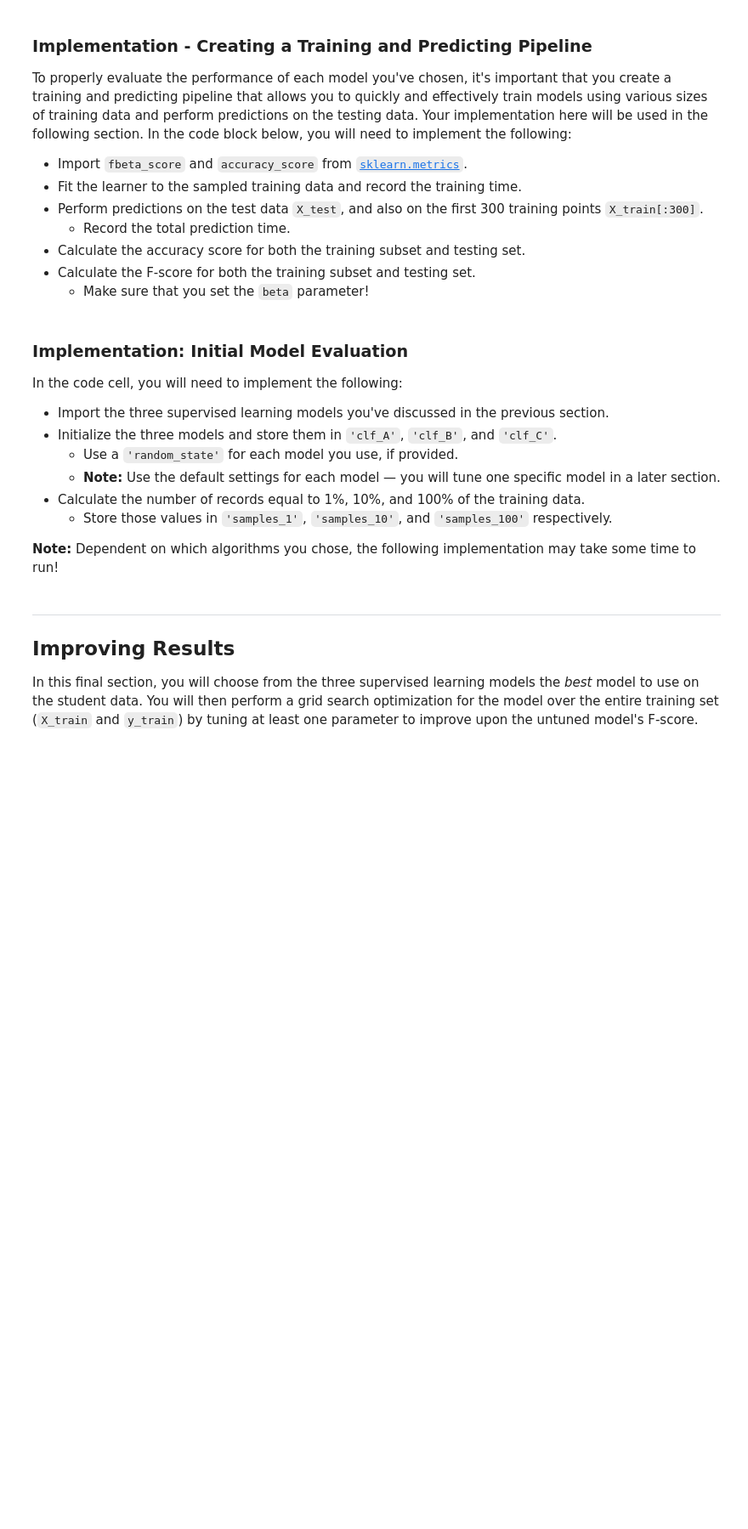
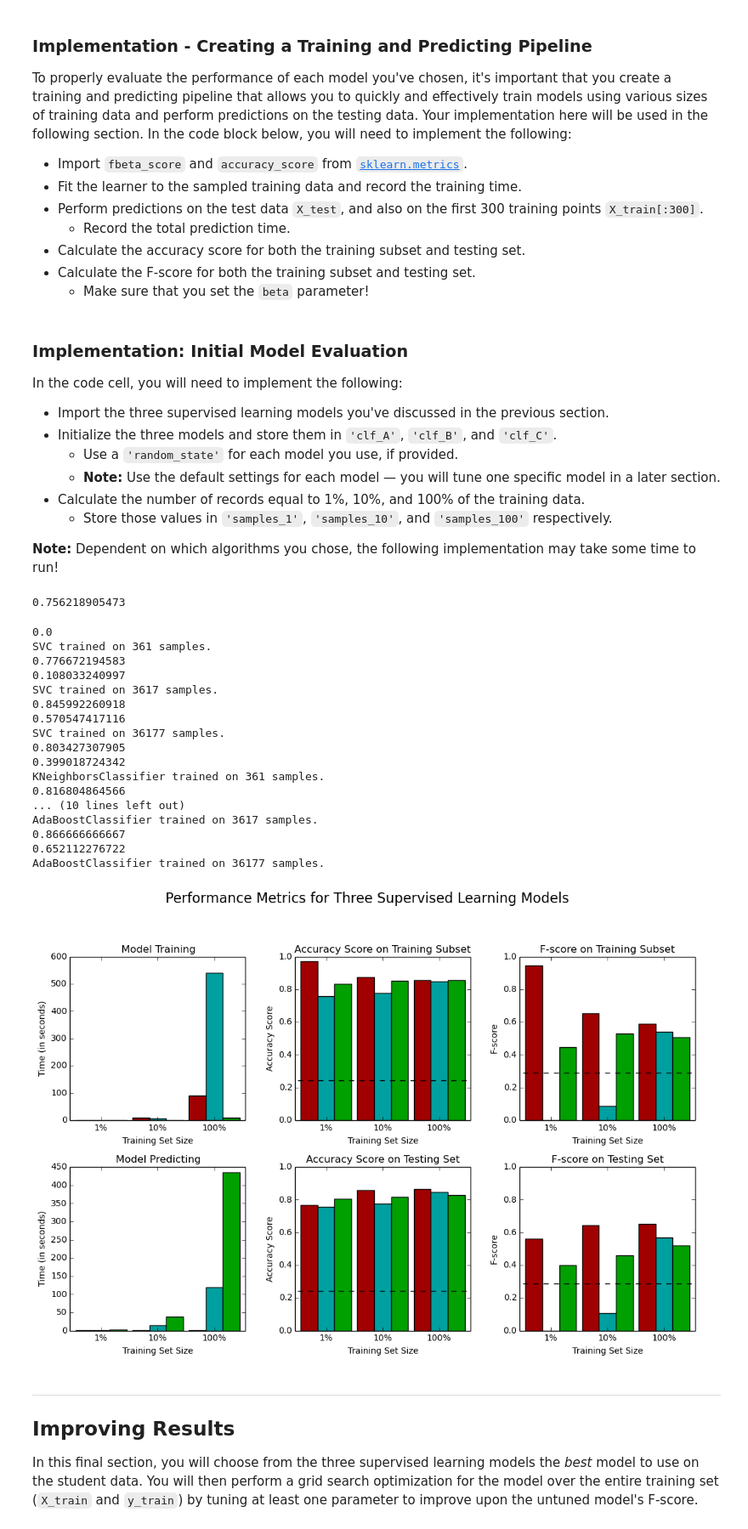
Before and after one commit to tahirahmad2030/findingdonorsforcharity, a Jupyter notebook: finding_donors.ipynb, the cells around one changed output. Shown at 85% size. Cells and saved outputs as stored; diff of their text form; code cells hidden in the pictures; blank space fills up the shorter version.

```diff
--- a/finding_donors.ipynb
+++ b/finding_donors.ipynb
@@ -166,8 +163,8 @@ Additionally, as with the non-numeric features, we need to convert the non-numer
 # %%
 # TODO: One-hot encode the 'features_raw' data using pandas.get_dummies()
 
-non_numerical = ['age','workclass', 'education_level', 'marital-status', 'occupation', 'relationship','race','sex','native-country']
-df = pd.DataFrame(features_raw, columns=['age','workclass', 'education_level', 'marital-status', 'occupation', 'relationship','race','sex','native-country'])
+non_numerical = ['age','workclass', 'education_level','education-num', 'marital-status', 'occupation', 'relationship','race','sex','capital-gain','capital-loss','hours-per-week','native-country']
+df = pd.DataFrame(features_raw, columns=['age','workclass', 'education_level','education-num', 'marital-status', 'occupation', 'relationship','race','sex','capital-gain','capital-loss','hours-per-week','native-country'])
 newdf=pd.DataFrame()
 for index in range(len(non_numerical)):
     df_encoding = pd.get_dummies(df[non_numerical[index]])
@@ -189,5 +186,4 @@ encoded = list(features.columns)
 print "{} total features after one-hot encoding.".format(len(encoded))
 
 # Uncomment the following line to see the encoded feature names
-print encoded
 # %% [output]
@@ -232,10 +227,17 @@ Looking at the distribution of classes (those who make at most \$50,000, and tho
 # TODO: Calculate accuracy
 from sklearn.metrics import accuracy_score
 from sklearn.metrics import fbeta_score
-accuracy = accuracy_score(y_true, y_pred)
+pred=[]
+i=1
+while i <= (len(X_test)):
+    pred.append(1)
+    i=i+1
+print len(pred)
+print len(X_test)
+accuracy = accuracy_score(y_test, pred)
 
 # TODO: Calculate F-score using the formula above for beta = 0.5
-fscore = fbeta_score(y_true, y_pred, beta=0.5)
+fscore = fbeta_score(y_test, pred, beta=0.5)
 
 # Print the results
 print "Naive Predictor: [Accuracy score: {:.4f}, F-score: {:.4f}]".format(accuracy, fscore)
@@ -342,28 +392,53 @@ In the code cell, you will need to implement the following:
 **Note:** Dependent on which algorithms you chose, the following implementation may take some time to run!
 # %%
 # TODO: Import the three supervised learning models from sklearn
+from sklearn.svm import SVC
+from sklearn.ensemble import AdaBoostClassifier
+from sklearn.neighbors import KNeighborsClassifier
 
 # TODO: Initialize the three models
-clf_A = None
-clf_B = None
-clf_C = None
+clf_A = SVC(kernel='rbf')
+clf_B = KNeighborsClassifier(n_neighbors=8)
+clf_C = AdaBoostClassifier(n_estimators=200)
 
 # TODO: Calculate the number of samples for 1%, 10%, and 100% of the training data
-samples_1 = None
-samples_10 = None
-samples_100 = None
+datapoints = len(X_train)
+samples_1 = int(0.01 * datapoints)
+samples_10 = int(0.1 * datapoints)
+samples_100 = int(1 * datapoints)
 
 # Collect results on the learners
 results = {}
 for clf in [clf_A, clf_B, clf_C]:
     clf_name = clf.__class__.__name__
     results[clf_name] = {}
     for i, samples in enumerate([samples_1, samples_10, samples_100]):
-        results[clf_name][i] = \
-        train_predict(clf, samples, X_train, y_train, X_test, y_test)
+        results[clf_name][i] = train_predict(clf, samples, X_train, y_train, X_test, y_test)
+#print results
+
 
 # Run metrics visualization for the three supervised learning models chosen
 vs.evaluate(results, accuracy, fscore)
+# %% [output]
+0.756218905473
+0.0
+SVC trained on 361 samples.
+0.776672194583
+0.108033240997
+SVC trained on 3617 samples.
+0.845992260918
+0.570547417116
+SVC trained on 36177 samples.
+0.803427307905
+0.399018724342
+KNeighborsClassifier trained on 361 samples.
+0.816804864566
+... (10 lines left out)
+AdaBoostClassifier trained on 3617 samples.
+0.866666666667
+0.652112276722
+AdaBoostClassifier trained on 36177 samples.
+[figure, added]
 # %% [markdown]
 ----
 ## Improving Results
```
Also changed, not shown: parts of 23 cells of this notebook, 1 other file.
